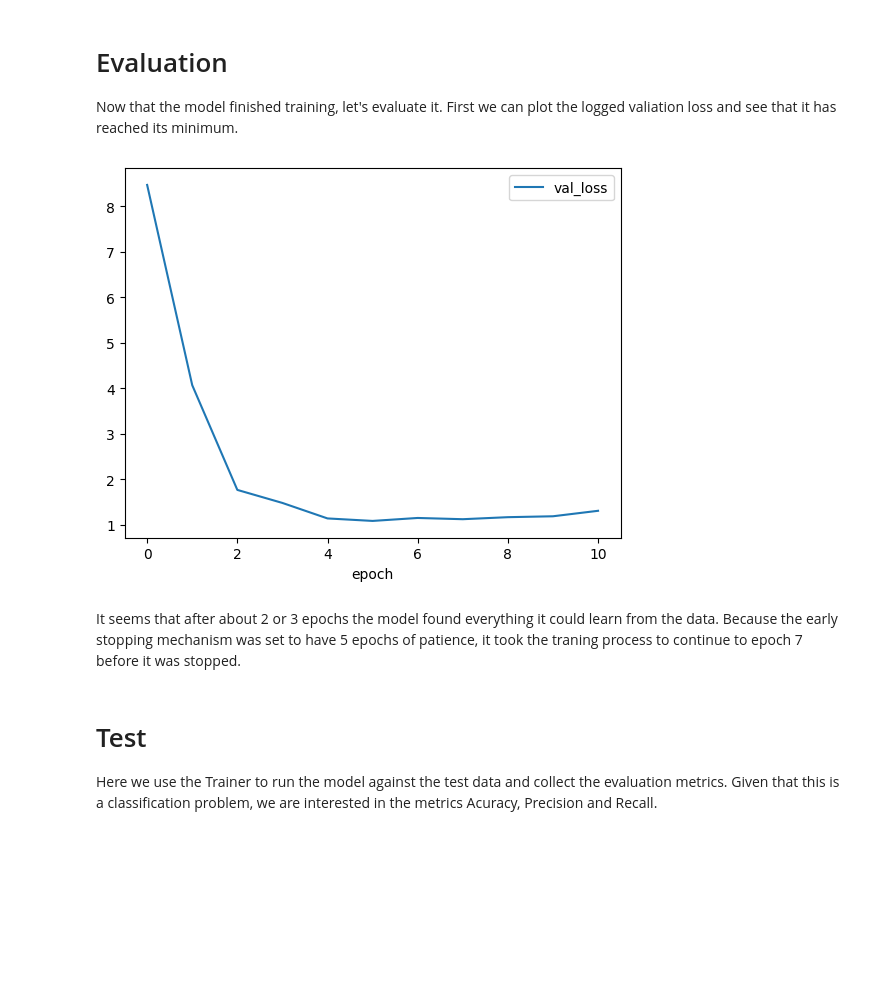
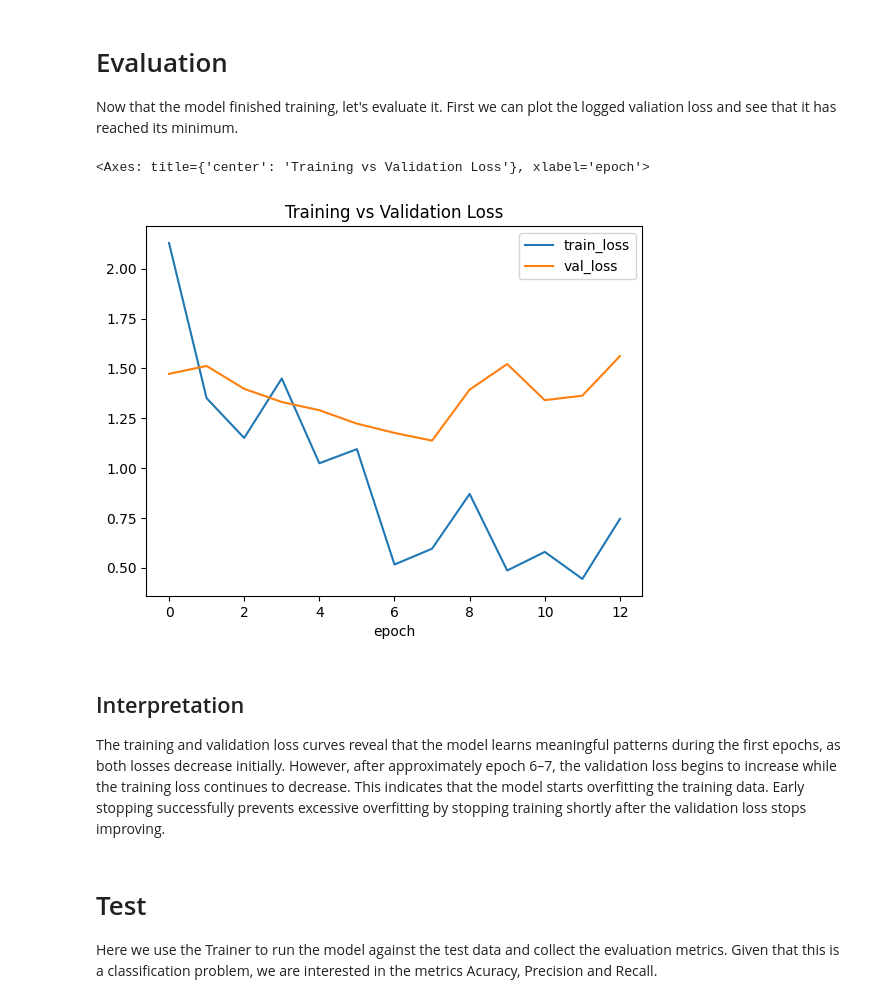
Before and after one commit to DimitarMalamski/animal_sound_identifier, a Jupyter notebook: animal-sound-identifier-dimitar.ipynb, the cells around one changed output. Drawn from its saved outputs; the diff is of its cells as text; code cells hidden in the pictures; blank space fills up the shorter version.

```diff
--- a/animal-sound-identifier-dimitar.ipynb
+++ b/animal-sound-identifier-dimitar.ipynb
@@ -210,7 +255,12 @@ class AudioClassifier(L.LightningModule):
     def training_step(self, batch):
         x, y = batch
         logits = self(x)
-        return self.criterion(logits, y)
+
+        loss = self.criterion(logits, y)
+
+        self.log("train_loss", loss, on_epoch=True, prog_bar=True)
+
+        return loss
 
     def validation_step(self, batch):
         x, y = batch
@@ -235,6 +285,8 @@ class AudioClassifier(L.LightningModule):
 
         for i in range(self.num_classes):
             self.log(f"test_accuracy_class_{i}", accuracy[i])
+            self.log(f"test_precision_class_{i}", precision[i])
+            self.log(f"test_recall_class_{i}", recall[i])
 # %% [markdown]
 ## MFCC Experiment Loop
 # %%
@@ -1037,6 +1274,14 @@ Overall, the results indicate that, for this dataset and feature representation,
 
 Looking at the first instance for each of the classes we can observe that the resulting tensors contain quite different information, which should help your classification model to distinguish them.
 # %%
-for data in [dataset[0], dataset[45], dataset[150], dataset[200]]:
+dataset = AudioDataset(
+    data_path,
+    sample_length,
+    13
+)
+
+indices = [0, 45, 150, min(200, len(dataset)-1)]
+
+for data in [dataset[i] for i in indices]:
     plot = pandas.DataFrame(torch.t(data[0])).plot(legend=None, title=dataset.classes[data[1]])
 # %% [output]
@@ -1049,8 +1294,9 @@ for data in [dataset[0], dataset[45], dataset[150], dataset[200]]:
 
 For the sake of simplicity, here we randomly split our dataset into 50% train data, 30% validation data and 20% test data. Any other random split could be equally valid based on the use case.
 # %%
-torch.manual_seed(42)
-train, val, test = D.random_split(dataset, [.5, .3, .2])
+train = D.Subset(dataset, train_idx.indices)
+val = D.Subset(dataset, val_idx.indices)
+test = D.Subset(dataset, test_idx.indices)
 datamodule = L.LightningDataModule.from_datasets(train, val, test, batch_size=32, num_workers=0)
 print("Created a DataModule with:", len(datamodule.train_dataloader().dataset), "training items,", len(datamodule.val_dataloader().dataset), "validation items and", len(datamodule.test_dataloader().dataset), "test items.")
 # %% [output]
@@ -1130,6 +1376,14 @@ from lightning.pytorch.loggers import CSVLogger
 from lightning.pytorch.callbacks import EarlyStopping
 
 logger = CSVLogger(save_dir=".")
+
+model = AudioClassifier(
+  dataset.num_classes(),
+  dataset.num_features(),
+  sample_length,
+  model_type="SmallCNN"
+)
+
 stop = EarlyStopping(monitor="val_loss", mode="min", patience=5)
 trainer = L.Trainer(logger=logger, max_epochs=-1, callbacks=[stop], log_every_n_steps=4)
 trainer.fit(model, datamodule=datamodule)
@@ -1162,12 +1416,23 @@ d:\Fontys\Year 2\Semester 4\Lab assignments\Animal Sound Identifier\animal_sound
 Now that the model finished training, let's evaluate it. First we can plot the logged valiation loss and see that it has reached its minimum.
 # %%
 metrics = pandas.read_csv(os.path.join(trainer.log_dir, "metrics.csv"))
-loss_metrics = metrics[["epoch", "val_loss"]].set_index("epoch")
-plot = loss_metrics.plot()
+
+train_loss = metrics[["epoch", "train_loss"]].dropna()
+val_loss = metrics[["epoch", "val_loss"]].dropna()
+
+train_loss = train_loss.groupby("epoch").mean()
+val_loss = val_loss.groupby("epoch").mean()
+
+loss_metrics = pandas.concat([train_loss, val_loss], axis=1)
+
+loss_metrics.plot(title="Training vs Validation Loss")
 # %% [output]
+<Axes: title={'center': 'Training vs Validation Loss'}, xlabel='epoch'>
-[figure, old version]
+[figure, new version]
 # %% [markdown]
-It seems that after about 2 or 3 epochs the model found everything it could learn from the data. Because the early stopping mechanism was set to have 5 epochs of patience, it took the traning process to continue to epoch 7 before it was stopped.
+## Interpretation
+
+The training and validation loss curves reveal that the model learns meaningful patterns during the first epochs, as both losses decrease initially. However, after approximately epoch 6–7, the validation loss begins to increase while the training loss continues to decrease. This indicates that the model starts overfitting the training data. Early stopping successfully prevents excessive overfitting by stopping training shortly after the validation loss stops improving.
 # %% [markdown]
 # Test
 
```
Also changed, not shown: parts of 30 cells of this notebook.
